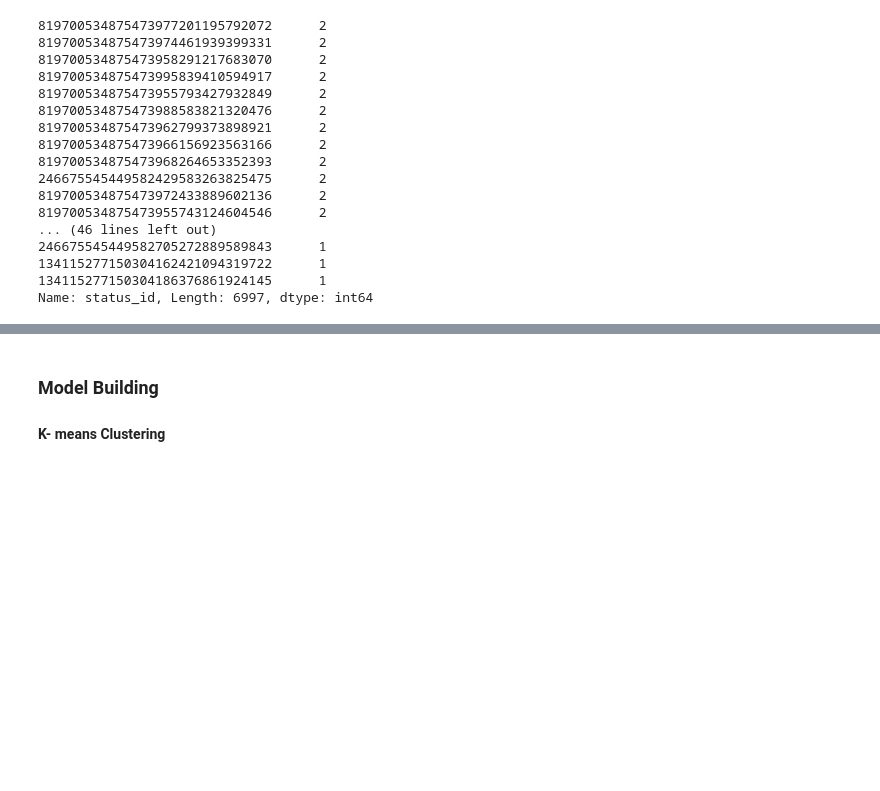
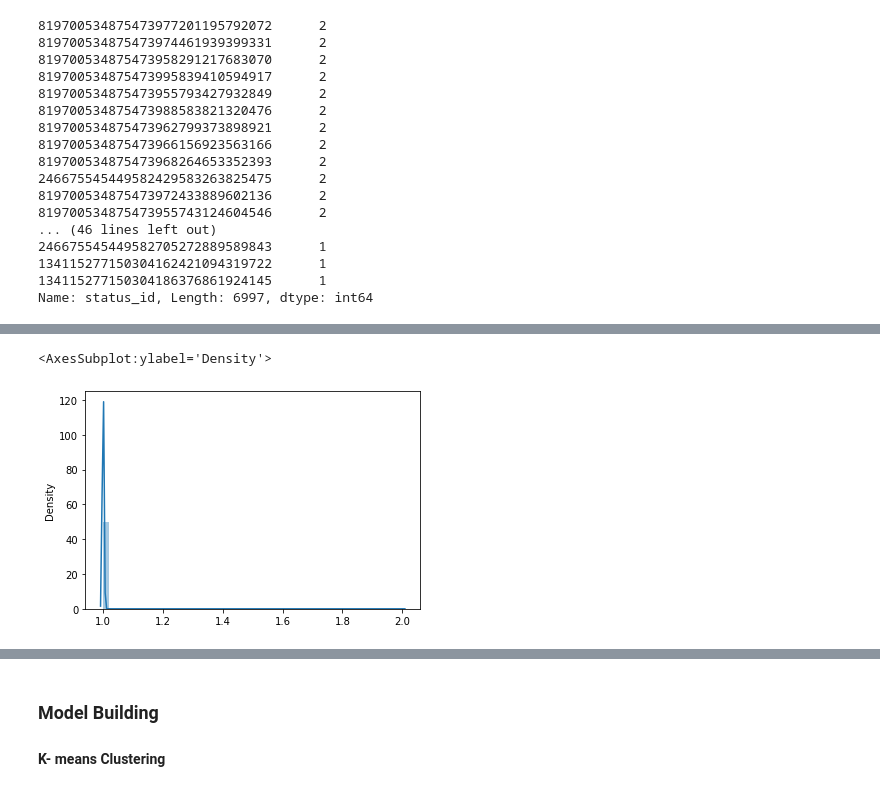
Before and after one commit to David-DataScience/Unsupervised_Learning, a Jupyter notebook: S08.ipynb, the cells around one changed output, grey strips where cells are left out. Saved outputs shown, nothing was run; the diff lists cells and outputs as text; code cells hidden in the pictures; blank space fills up the shorter version.

```diff
--- a/S08.ipynb
+++ b/S08.ipynb
@@ -556,0 +314,3 @@ The data appears to be fairly concentrated with the exception of a few loose poi
+# %%
+data['status_user_id'] = pd.to_numeric(data['status_user_id'])
+data['status_post_id'] = pd.to_numeric(data['status_post_id'])
@@ -556,0 +416,6 @@ The data appears to be fairly concentrated with the exception of a few loose poi
+# %%
+x_values = data["status_post_id"].value_counts().tolist()
+sns.distplot(x_values)
+# %% [output]
+<AxesSubplot:ylabel='Density'>
+[figure, added]
```
Also changed, not shown: parts of 69 cells of this notebook.
